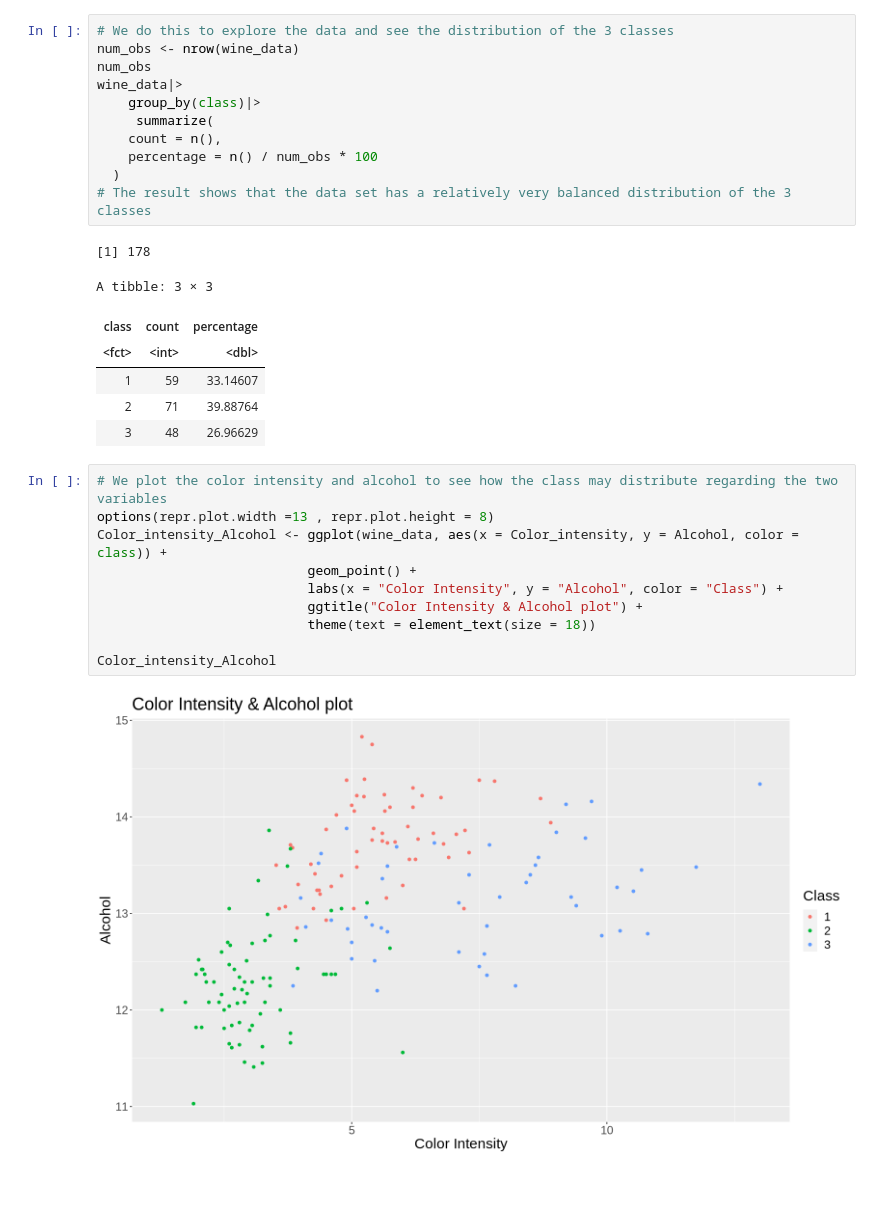
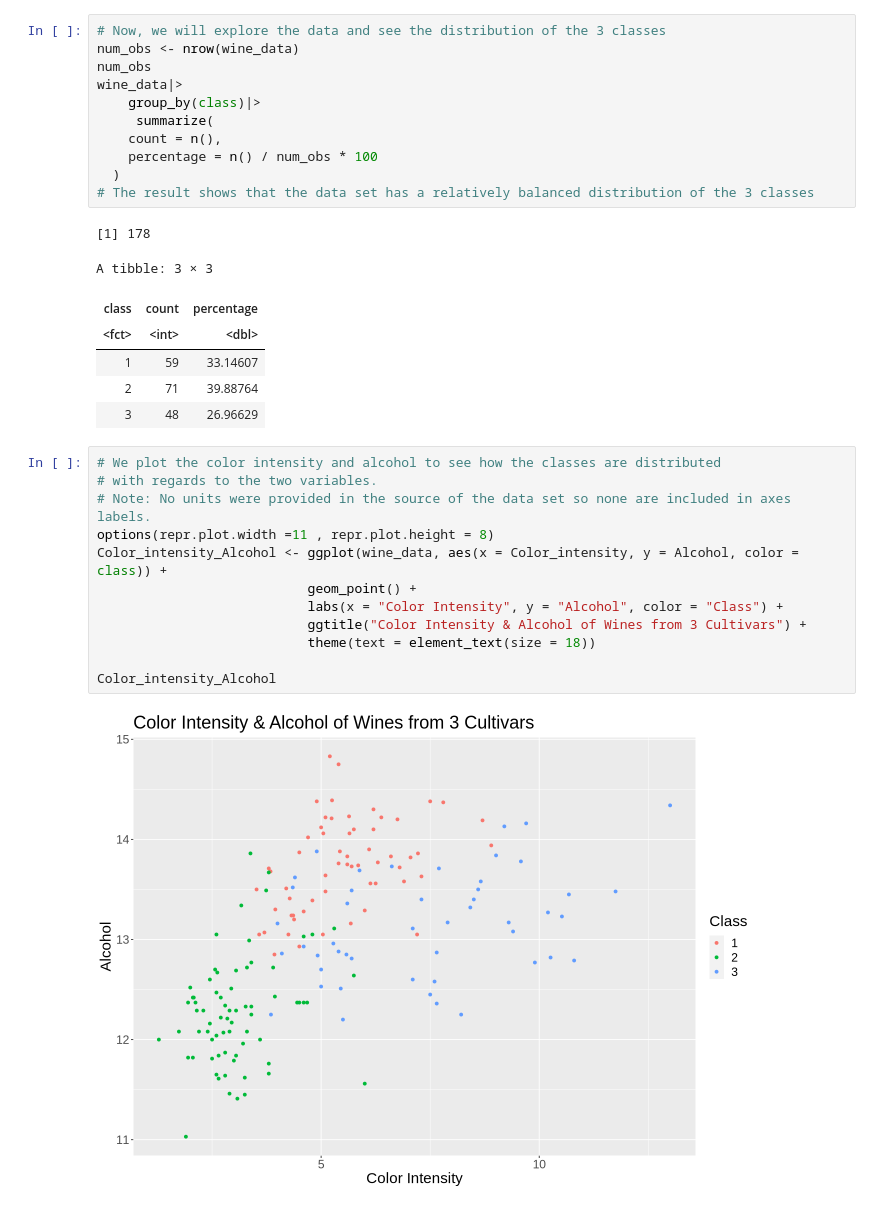
Before and after one commit to nikhilgxrg/dsci-100-project, a Jupyter notebook: project proposal/project_proposal.ipynb, the cells around one changed output. Drawn from its saved outputs; the diff is of its cells as text.

```diff
--- a/project proposal/project_proposal.ipynb
+++ b/project proposal/project_proposal.ipynb
@@ -86,5 +100,5 @@ A tibble: 178 × 14
 # %%
-# We do this to explore the data and see the distribution of the 3 classes
+# Now, we will explore the data and see the distribution of the 3 classes
 num_obs <- nrow(wine_data)
 num_obs
 wine_data|>
@@ -93,7 +107,7 @@ wine_data|>
     count = n(),
     percentage = n() / num_obs * 100
   )
-# The result shows that the data set has a relatively very balanced distribution of the 3 classes
+# The result shows that the data set has a relatively balanced distribution of the 3 classes
 # %% [output]
 [1] 178
 A tibble: 3 × 3
@@ -103,15 +117,17 @@ A tibble: 3 × 3
 | 2 | 71 | 39.88764 |
 | 3 | 48 | 26.96629 |
 # %%
-# We plot the color intensity and alcohol to see how the class may distribute regarding the two variables
-options(repr.plot.width =13 , repr.plot.height = 8)
+# We plot the color intensity and alcohol to see how the classes are distributed
+# with regards to the two variables.
+# Note: No units were provided in the source of the data set so none are included in axes labels.
+options(repr.plot.width =11 , repr.plot.height = 8)
 Color_intensity_Alcohol <- ggplot(wine_data, aes(x = Color_intensity, y = Alcohol, color = class)) +
                            geom_point() +
                            labs(x = "Color Intensity", y = "Alcohol", color = "Class") +
-                           ggtitle("Color Intensity & Alcohol plot") +
+                           ggtitle("Color Intensity & Alcohol of Wines from 3 Cultivars") +
                            theme(text = element_text(size = 18))
 
 Color_intensity_Alcohol
 # %% [output]
-[figure, old version]
+[figure, new version]
 # %%
```
Also changed, not shown: parts of 21 cells of this notebook.
